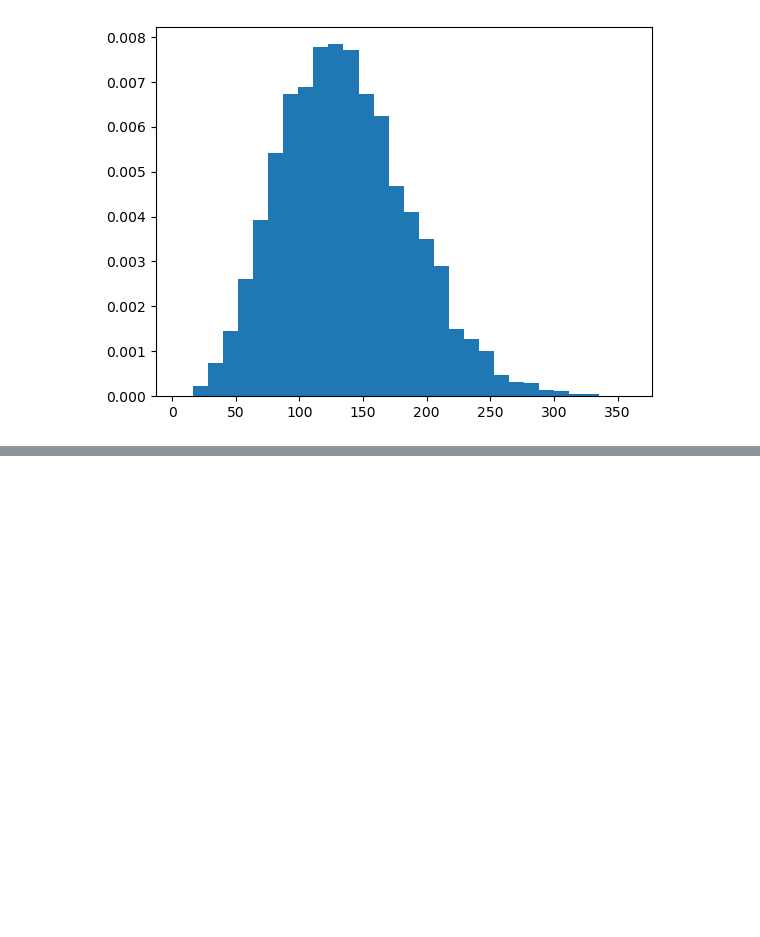
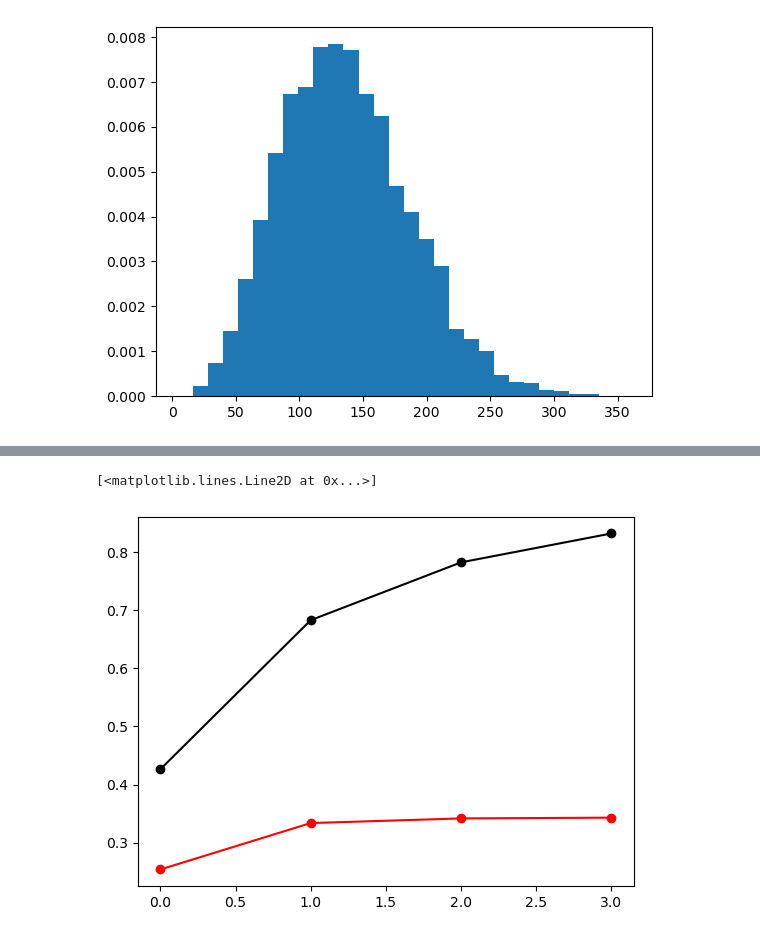
Before and after one commit to Wikcio1618/PW-Random-Walk, a Jupyter notebook: lab.ipynb, the cells around one changed output, grey strips where cells are left out. Cells and saved outputs as stored; diff of their text form; code cells hidden in the pictures; blank space fills up the shorter version.

```diff
--- a/lab.ipynb
+++ b/lab.ipynb
@@ -73,0 +87,34 @@ RET = single_walk(10000, 1, 10000)
+# %%
+import numpy as np
+import matplotlib.pyplot as plt
+
+RET = []
+with open('out.txt') as file:
+    lines = file.readlines()
+    for line in lines:
+        lst = []
+        values = line.rstrip().split(',')
+        for value in values:
+            if value:
+                lst.append(int(value))
+        RET.append(np.array(lst))
+RET = np.array(RET)
+
+plt.plot(np.sum(RET, axis=1)/RET.shape[1], 'ok-')
+
+RET = []
+with open('out3.txt') as file:
+    lines = file.readlines()
+    for line in lines:
+        lst = []
+        values = line.rstrip().split(',')
+        for value in values:
+            if value:
+                lst.append(int(value))
+        RET.append(np.array(lst))
+RET = np.array(RET)
+
+plt.plot(np.sum(RET, axis=1)/RET.shape[1], 'or-')
+# %% [output]
+[<matplotlib.lines.Line2D at 0x...>]
+[figure, added]
```
Also changed, not shown: parts of 5 cells of this notebook.
